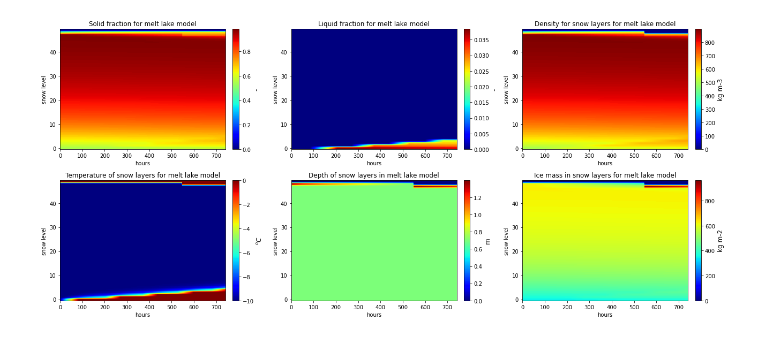
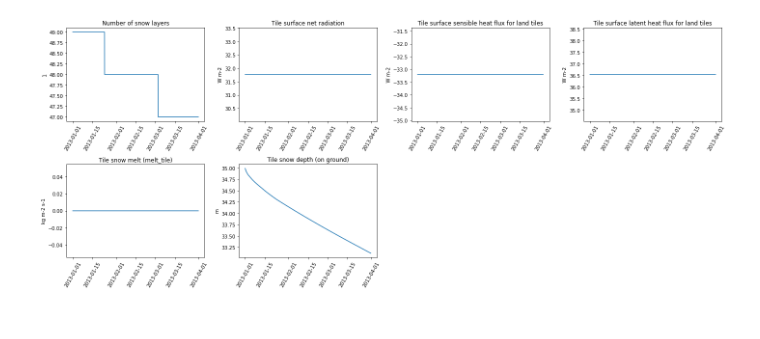
Before and after one commit to sarahshannon-uor/monarchs_jules, a Jupyter notebook: jules/plot_vars_racc.ipynb, the cells around one changed output. Saved outputs shown, nothing was run; the diff lists cells and outputs as text; code cells hidden in the pictures.

```diff
--- a/jules/plot_vars_racc.ipynb
+++ b/jules/plot_vars_racc.ipynb
@@ -25,13 +21,13 @@ start_time = pd.Timestamp('2013-01-01 00:00')
 # %%
 # plot all vars with dimensions (time, y, x)
-gb_vars = [v for v in output.variables if output.variables[v].dimensions == ('time', 'y', 'x')]
-#gb_vars = ['snowfall','pstar','qw1','lw_down','sw_down','wind','t1p5m_gb']
+#gb_vars = [v for v in output.variables if output.variables[v].dimensions == ('time', 'y', 'x')]
+gb_vars = ['snowfall','pstar','qw1','lw_down','sw_down','wind','t1p5m_gb']
 
 fig, axes = plt.subplots(-(-len(gb_vars) // 4), 4, figsize=(20, 4 * ((len(gb_vars) + 3) // 4)))
 axes = axes.flat
 
 for ax, v in zip(axes, gb_vars):
-    data = output[v][1:400, 0, 0]
+    data = output[v][1:-1, 0, 0]
 
 
     units = getattr(output[v], 'units', '')
@@ -45,7 +41,7 @@ for ax, v in zip(axes, gb_vars):
     ax.set_title(getattr(output[v], 'long_name', v))
     ax.set_ylabel(units)
 
-    ax.xaxis.set_major_locator(mdates.DayLocator(interval=5))
+    ax.xaxis.set_major_locator(mdates.DayLocator(interval=360))
     ax.xaxis.set_major_formatter(mdates.DateFormatter('%d %b'))
 
 
@@ -82,33 +160,35 @@ print(nsnow)
 # %%
-# plot all vars with dimensions (time, snow, tile, y, x)
-snow_vars = [v for v in output.variables if output.variables[v].dimensions == ('time', 'snow_ml', 'tile', 'y', 'x')]
-#snow_vars = ['sfrac_ml', 'lfrac_ml', 'rho_snow_ml', 'tsnow_ml', 'snow_ice_ml', 'snow_liq_ml']
-fig, axes = plt.subplots(2, 3, figsize=(18, 8))
+# plot all vars with dimensiosn (time, tile, y, x)
+
+#tile_vars = [v for v in output.variables if output.variables[v].dimensions == ('time', 'tile', 'y', 'x')]
+
+tile_vars = ['nsnow','rad_net_tile','ftl','le','snow_melt', 'snow_depth']
+
+fig, axes = plt.subplots(-(-len(tile_vars) // 4), 4, figsize=(20, 4 * ((len(tile_vars) + 3) // 4)))
 axes = axes.flat
 
+for ax, v in zip(axes, tile_vars):
+    data = output[v][1:-1, 8, 0, 0]
 
-for ax, v in zip(axes, snow_vars):
+    units = getattr(output[v], 'units', '')
+    time = pd.date_range(start=start_time, periods=len(data), freq='H')
 
-    data_2d = output[v][:,:, -1, 0, 0]
-    units = getattr(output[v], 'units', '')
-    time = pd.date_range(start=start_time, periods=len(data_2d), freq='H')
-
-    if v == 'tsnow_ml':
-        data_2d -= 273.15
+    if v == 'tstar':
+        data -= 273.15
         units = '$^oC$'
 
-    im = ax.imshow(data_2d.T,aspect='auto', origin='lower', cmap='jet')
+    ax.plot(time, data)
     ax.set_title(getattr(output[v], 'long_name', v))
-    ax.set_ylabel('snow level')
-    ax.set_xlabel('hours')
-    cbar = plt.colorbar(im, ax=ax, orientation='vertical', fraction=0.046, pad=0.04)
-    cbar.set_label(units, fontsize=12)
-    #ax.set_ylim(0, 10)
+    ax.set_ylabel(units)
+    #ax.xaxis.set_major_locator(mdates.DayLocator(interval=5))
+    #ax.xaxis.set_major_formatter(mdates.DateFormatter('%d %b'))
 
-for ax in axes[len(snow_vars):]:
+    ax.tick_params(axis='x', rotation=60)
+
+for ax in axes[len(tile_vars):]:
     ax.remove()
 
 plt.tight_layout()
 plt.show()
 # %% [output]
-[figure, old version]
+[figure, new version]
```
Also changed, not shown: parts of 9 cells of this notebook.
